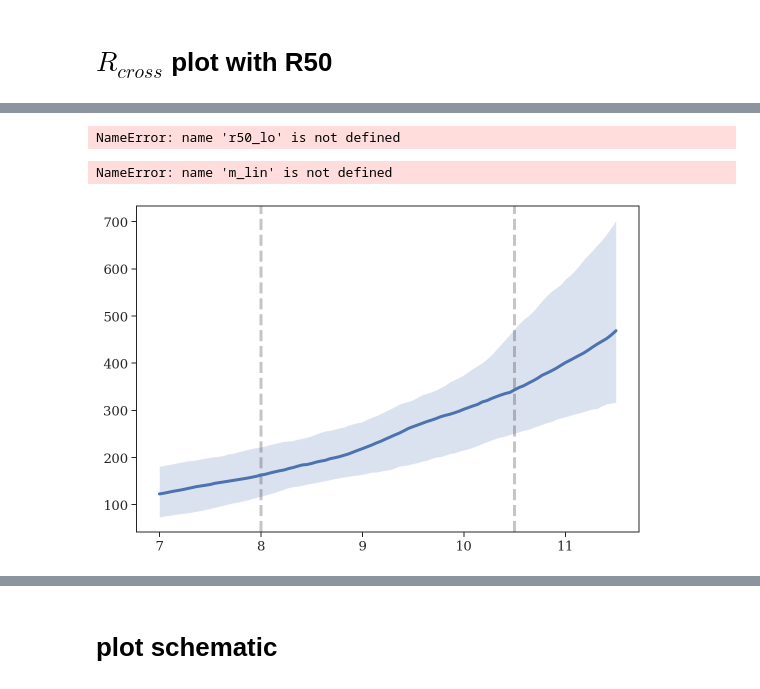
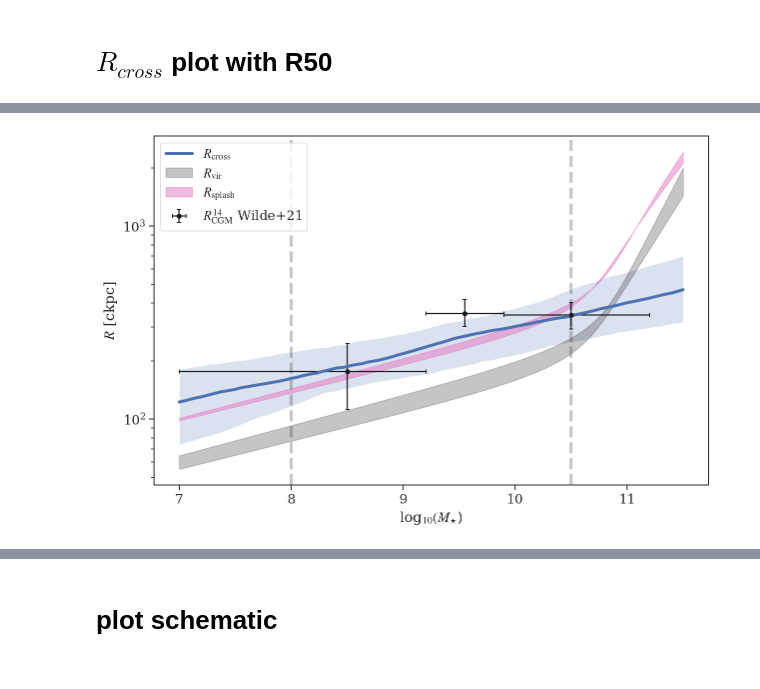
Before and after one commit to mattcwilde/1halo2halo, a Jupyter notebook: haloclustering/plotting/plots.ipynb, the cells around one changed output, grey strips where cells are left out. Drawn from its saved outputs; the diff is of its cells as text; code cells hidden in the pictures.

Commit message:
add splashback to rcross plot

```diff
--- a/haloclustering/plotting/plots.ipynb
+++ b/haloclustering/plotting/plots.ipynb
@@ -275,0 +311,9 @@ Text(0, 0.5, 'Bias')
+# %%
+from colossus.lss import peaks
+from colossus.halo import splashback
+from astropy.cosmology import Planck15 as cosmo
+
+M200m = 1e12 # Msun/h
+z = 0.5
+nu200m = peaks.peakHeight(M200m, z)
+RspR200m, mask = splashback.splashbackModel('RspR200m', nu200m = nu200m, z = z, rspdef='sp-apr-mn')
@@ -275,0 +375,7 @@ Text(0, 0.5, 'Bias')
+# %%
+
+from colossus import halo
+redshift = 0.3
+mstars = np.linspace(1e8, 1e11)
+logmhalo = np.array([caprop.calchalomass(mstar, redshift) for mstar in np.log10(mstars)]) # Moster+13 log M200c
+rvir = np.array([caprop.calcrvir(mh, redshift) for mh in logmhalo]) # proper kpc
@@ -275,0 +409,12 @@ Text(0, 0.5, 'Bias')
+# %%
+def calc_splashback(mstars, redshift, comoving=True):
+    logmhalo = np.array([caprop.calchalomass(mstar, redshift) for mstar in np.log10(mstars)]) # Moster+13 log M200c
+    R200c = mass_so.M_to_R((10**logmhalo)*cosmo.h, redshift, '200c')/cosmo.h # proper kpc?
+    Rsp, Msp, _ = halo.splashback.splashbackRadius(redshift, mdef='200c', R=(R200c*cosmo.h),
+            model='diemer20', statistic='median', rspdef='sp-apr-mn',
+            c_model='diemer19', profile='nfw') # Rsplash proper kpc / h
+
+    Rsp = Rsp / cosmo.h
+    if comoving:
+        Rsp = Rsp*(1+redshift)
+    return Rsp
@@ -463,7 +612,3 @@ NameError: name 'r50_med' is not defined
-# %%
-r50_lo[:, 0].shape
-# %% [output]
-NameError: name 'r50_lo' is not defined
 # %%
 import casbah.gal_properties as caprop
 def calc_rvir(mass_space, redshift):
@@ -519,35 +664,42 @@ plt.axvline(x=10.5, color='k', linestyle='--', alpha=0.25, lw=3)
 
 
 
 # rcross
 plt.plot(np.log10(mass2), med2, alpha=1, label=r"$R_{\rm cross}}$", lw=3);
 # plt.fill_between(np.log10(mass)[:,0], lo, hi, alpha=0.3)
 plt.fill_between(np.log10(mass2)[:,0], lo2, hi2, alpha=0.2)
 
 # r50 from paper I
 # plt.fill_between(np.log10(m_lin)[:, 0], r50_lo[:, 0], r50_hi[:, 0], alpha=0.2)
-plt.plot(np.log10(m_lin)[:, 0], r50_med[:, 0], alpha=1, ls='--', label=r"$R_{\rm 50}$", lw=3)
+# plt.plot(np.log10(m_lin)[:, 0], r50_med[:, 0], alpha=1, ls='--', label=r"$R_{\rm 50}$", lw=3, color="tab:red")
+# plt.plot(np.log10(mass2), r50_med[:, 0], alpha=1, ls='--', label=r"$R_{\rm 50}$", lw=3, color="tab:red")
 
 # r50 from paper I 2h
 # plt.fill_between(np.log10(m_lin)[:, 0], r50_lo2h[:, 0], r50_hi2h[:, 0], alpha=0.2)
 # plt.plot(np.log10(m_lin)[:, 0], r50_med2h[:, 0], alpha=1, ls='-.', label=r"$R_{\rm 50}^{2h}$")
 
 # error bars from Paper I
 xerror = [[1.5, (9.9 - 9.2)/2, (10.5 - 9.9)], [(9.2 - 8.5), 0.35, 0.7]]
 
 xlist = [8.5, 9.55, 10.5]
 ylist = [177, 353, 346]
 yerror = np.array([[65, 70], [50, 64], [53, 57]]).T
 plt.errorbar(xlist, ylist, xerr=xerror, yerr=yerror, fmt='o', color='k', capsize=2, markersize=4, label=r"$R_{\rm CGM}^{14}$ Wilde+21")
 
-# rvir
-plt.fill_between(np.log10(mass2)[:,0], calc_rvir(np.log10(mass2), 0.1), calc_rvir(np.log10(mass2), 0.4), alpha=0.25, label=r'$R_{\rm vir}$', color='k')
+# rvir - the correct 200c virial radius via colossus in comoving kpc. take care of h
+m200c01 = np.squeeze(10**np.array([caprop.calchalomass(m, 0.1) for m in np.log10(mass2)]))
+m200c04 = np.squeeze(10**np.array([caprop.calchalomass(m, 0.4) for m in np.log10(mass2)]))
+R200c01 = mass_so.M_to_R(m200c01*cosmo.h, 0.1, '200c')/cosmo.h # proper kpc
+R200c04 = mass_so.M_to_R(m200c04*cosmo.h, 0.4, '200c')/cosmo.h # proper kpc
+plt.fill_between(np.log10(mass2)[:,0], R200c01*(1+0.1), R200c04*(1.4), alpha=0.25, label=r'$R_{\rm vir}$', color='k')
+
+
+plt.fill_between(np.log10(mass2)[:,0], calc_splashback(mass2, 0.1, comoving=True), calc_splashback(mass2, 0.4, comoving=True), alpha=0.5, label=r'$R_{\rm splash}$', color='tab:pink')
 plt.xlabel(r"log$_{10}(M_{\star}$)")
 plt.ylabel(r"$R$ [ckpc]");
 plt.yscale('log')
 plt.legend(loc='upper left')
 plt.tight_layout()
 plt.savefig("../figures/r_cross_mstar.png", dpi=300)
 # %% [output]
-NameError: name 'm_lin' is not defined
-[figure, old version]
+[figure, new version]
```
Also changed, not shown: parts of 25 cells of this notebook.
